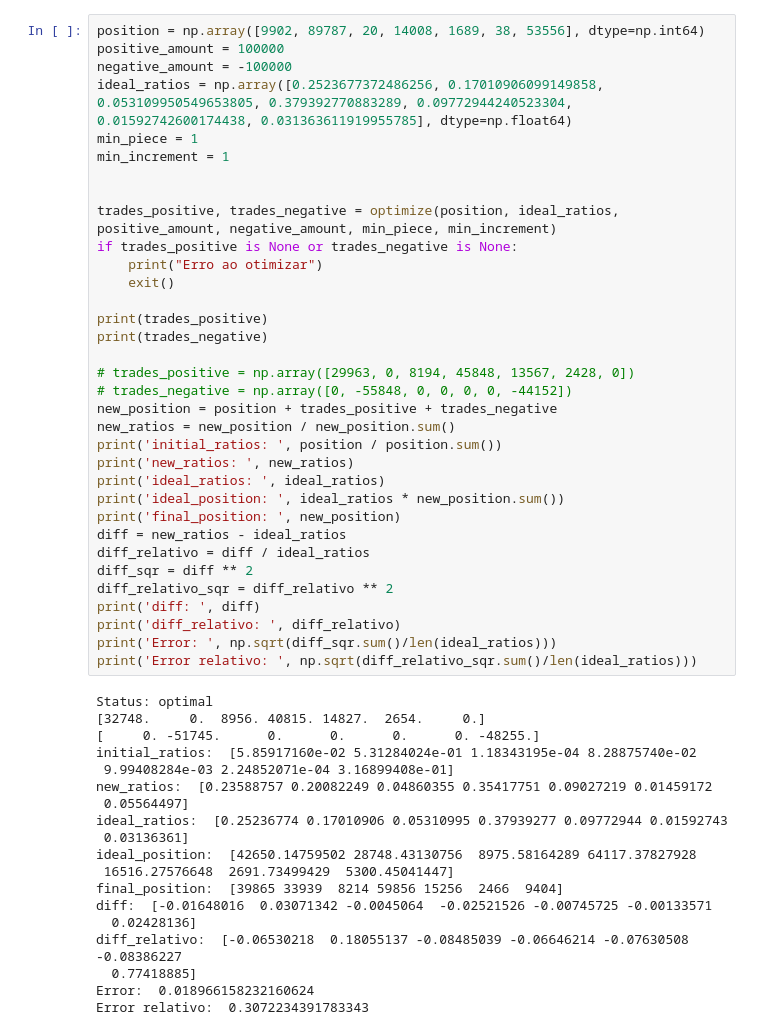
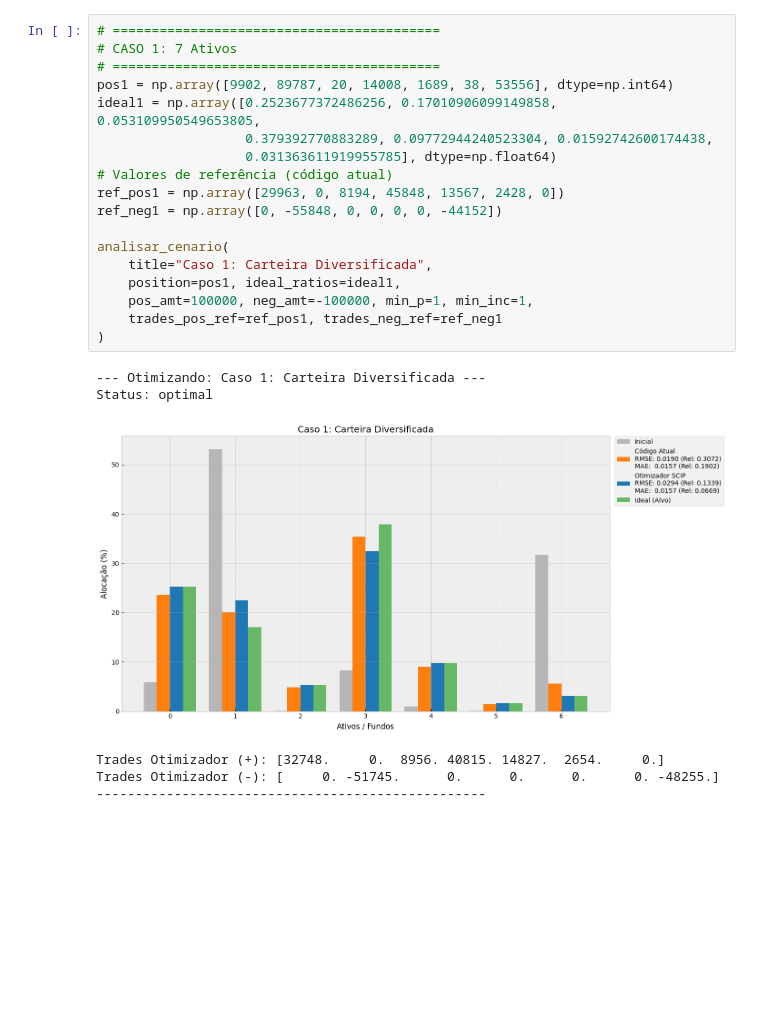
Before and after one commit to vrtaranto-ufrj/Otimizacao-Rateio, a Jupyter notebook: otimizador.ipynb, the cells around one changed output. Cells and saved outputs as stored; diff of their text form; blank space fills up the shorter version.

```diff
--- a/otimizador.ipynb
+++ b/otimizador.ipynb
@@ -156,54 +549,26 @@ def optimize(
 # %%
-position = np.array([9902, 89787, 20, 14008, 1689, 38, 53556], dtype=np.int64)
-positive_amount = 100000
-negative_amount = -100000
-ideal_ratios = np.array([0.2523677372486256, 0.17010906099149858, 0.053109950549653805, 0.379392770883289, 0.09772944240523304, 0.01592742600174438, 0.031363611919955785], dtype=np.float64)
-min_piece = 1
-min_increment = 1
+# ==========================================
+# CASO 1: 7 Ativos
+# ==========================================
+pos1 = np.array([9902, 89787, 20, 14008, 1689, 38, 53556], dtype=np.int64)
+ideal1 = np.array([0.2523677372486256, 0.17010906099149858, 0.053109950549653805,
+                   0.379392770883289, 0.09772944240523304, 0.01592742600174438,
+                   0.031363611919955785], dtype=np.float64)
+# Valores de referência (código atual)
+ref_pos1 = np.array([29963, 0, 8194, 45848, 13567, 2428, 0])
+ref_neg1 = np.array([0, -55848, 0, 0, 0, 0, -44152])
 
-
-trades_positive, trades_negative = optimize(position, ideal_ratios, positive_amount, negative_amount, min_piece, min_increment)
-if trades_positive is None or trades_negative is None:
-    print("Erro ao otimizar")
-    exit()
-
-print(trades_positive)
-print(trades_negative)
-
-# trades_positive = np.array([29963, 0, 8194, 45848, 13567, 2428, 0])
-# trades_negative = np.array([0, -55848, 0, 0, 0, 0, -44152])
-new_position = position + trades_positive + trades_negative
-new_ratios = new_position / new_position.sum()
-print('initial_ratios: ', position / position.sum())
-print('new_ratios: ', new_ratios)
-print('ideal_ratios: ', ideal_ratios)
-print('ideal_position: ', ideal_ratios * new_position.sum())
-print('final_position: ', new_position)
-diff = new_ratios - ideal_ratios
-diff_relativo = diff / ideal_ratios
-diff_sqr = diff ** 2
-diff_relativo_sqr = diff_relativo ** 2
-print('diff: ', diff)
-print('diff_relativo: ', diff_relativo)
-print('Error: ', np.sqrt(diff_sqr.sum()/len(ideal_ratios)))
-print('Error relativo: ', np.sqrt(diff_relativo_sqr.sum()/len(ideal_ratios)))
+analisar_cenario(
+    title="Caso 1: Carteira Diversificada",
+    position=pos1, ideal_ratios=ideal1,
+    pos_amt=100000, neg_amt=-100000, min_p=1, min_inc=1,
+    trades_pos_ref=ref_pos1, trades_neg_ref=ref_neg1
+)
 # %% [output]
+--- Otimizando: Caso 1: Carteira Diversificada ---
 Status: optimal
-[32748.     0.  8956. 40815. 14827.  2654.     0.]
-[     0. -51745.      0.      0.      0.      0. -48255.]
-initial_ratios:  [5.85917160e-02 5.31284024e-01 1.18343195e-04 8.28875740e-02
- 9.99408284e-03 2.24852071e-04 3.16899408e-01]
-new_ratios:  [0.23588757 0.20082249 0.04860355 0.35417751 0.09027219 0.01459172
- 0.05564497]
-ideal_ratios:  [0.25236774 0.17010906 0.05310995 0.37939277 0.09772944 0.01592743
- 0.03136361]
-ideal_position:  [42650.14759502 28748.43130756  8975.58164289 64117.37827928
- 16516.27576648  2691.73499429  5300.45041447]
-final_position:  [39865 33939  8214 59856 15256  2466  9404]
-diff:  [-0.01648016  0.03071342 -0.0045064  -0.02521526 -0.00745725 -0.00133571
-  0.02428136]
-diff_relativo:  [-0.06530218  0.18055137 -0.08485039 -0.06646214 -0.07630508 -0.08386227
-  0.77418885]
-Error:  0.018966158232160624
-Error relativo:  0.3072234391783343
+[figure, added]
+Trades Otimizador (+): [32748.     0.  8956. 40815. 14827.  2654.     0.]
+Trades Otimizador (-): [     0. -51745.      0.      0.      0.      0. -48255.]
+--------------------------------------------------
 # %%
```
Also changed, not shown: parts of 11 cells of this notebook, 1 other file.
